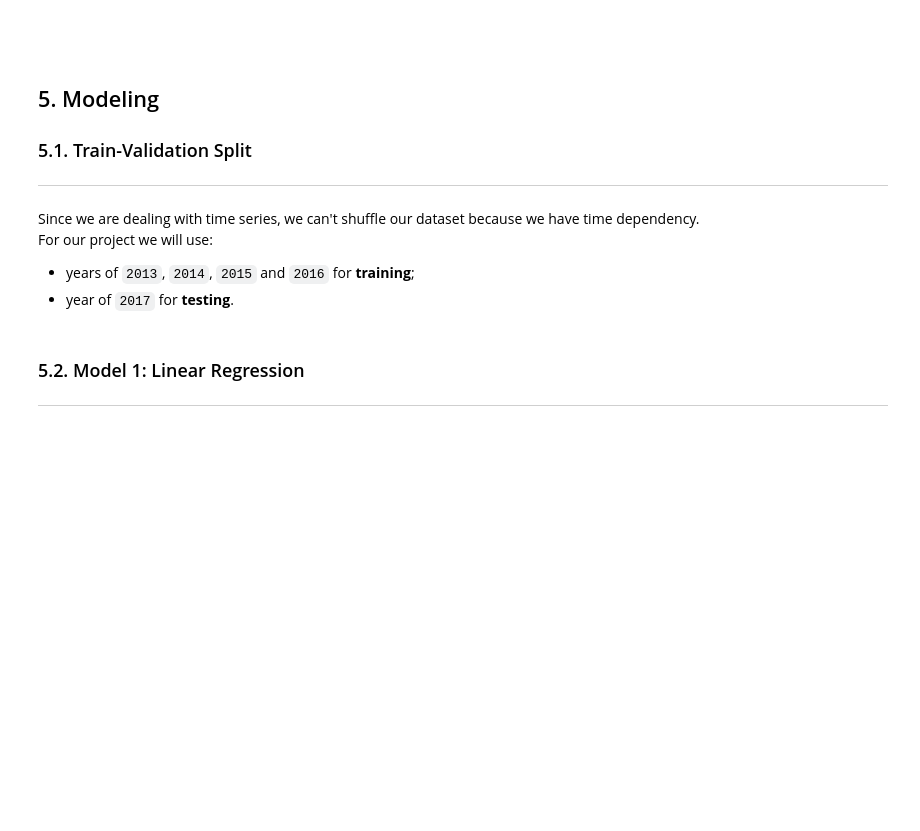
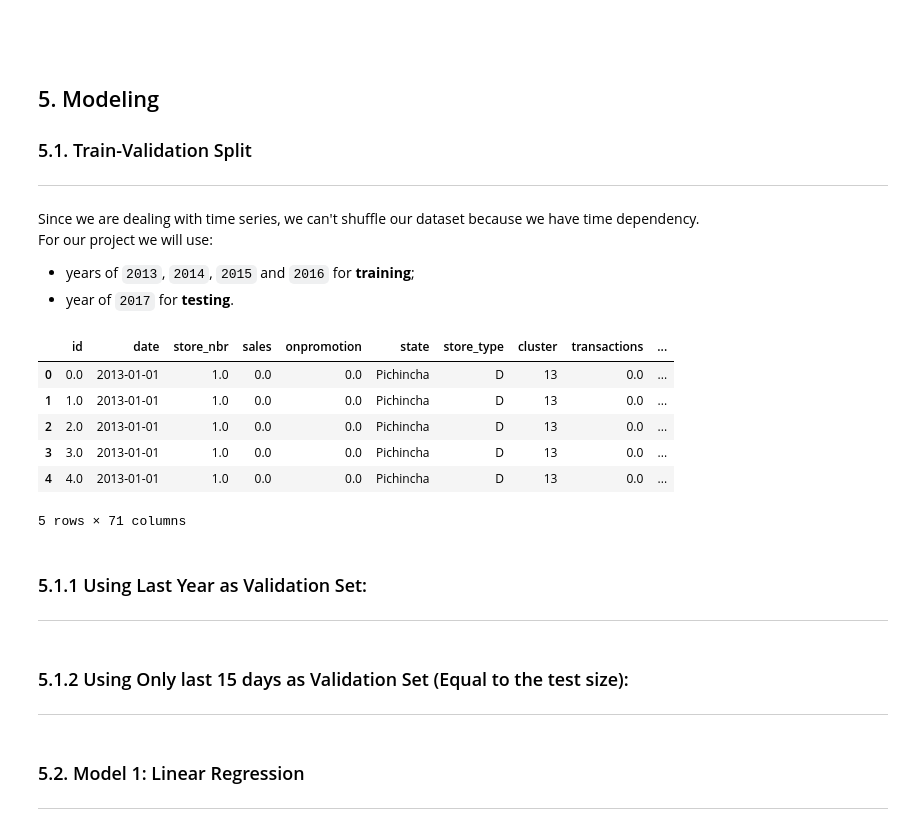
Before and after one commit to edmar-bevilaqua/store-sales-tsf-kaggle-competition, a Jupyter notebook: store-sales-tsf.ipynb, the cells around one changed output. Drawn from its saved outputs; the diff is of its cells as text; code cells hidden in the pictures; blank space fills up the shorter version.

Commit message:
Update store-sales-tsf.ipynb
new approach: use only the last 15 days as validations set

```diff
--- a/store-sales-tsf.ipynb
+++ b/store-sales-tsf.ipynb
@@ -1528 +1516,20 @@ categorical_features
+# %%
+def create_one_hot(df, cat_features):
+    encoder = OneHotEncoder()
+    one_hot_encoded_data = encoder.fit_transform(df[cat_features])
+
+    # Create column names for the one-hot encoded data
+    column_names = encoder.get_feature_names_out(cat_features)
+
+    # Convert the one-hot encoded data to a DataFrame
+    merged_encoded = pd.DataFrame(one_hot_encoded_data.toarray(), columns=column_names)
+
+    # Concatenate the original dataframe with the one-hot encoded data
+    merged_encoded = pd.concat([df, merged_encoded], axis=1)
+
+    # Drop the original categorical columns
+    merged_encoded.drop(cat_features, axis=1, inplace=True)
+
+    # Return the encoded DataFrame
+    return merged_encoded
 # %%
@@ -1566,6 +1577,27 @@ Since we are dealing with time series, we can't shuffle our dataset because we h
 For our project we will use:
 *   years of `2013`, `2014`, `2015` and `2016` for **training**;
 *   year of `2017` for **testing**.
+# %%
+# lag features
+test = merged.copy()
+
+for lag in [1, 7, 14, 21, 28]:
+    test[f'lag_{lag}'] = test.groupby(['store_nbr', 'family'])['sales'].shift(lag)
+
+test = create_one_hot(test, ["family", "city"])
+
+test.head()
+# %% [output]
+|  | id | date | store_nbr | sales | onpromotion | state | store_type | cluster | transactions | ... |
+| 0 | 0.0 | 2013-01-01 | 1.0 | 0.0 | 0.0 | Pichincha | D | 13 | 0.0 | ... |
+| 1 | 1.0 | 2013-01-01 | 1.0 | 0.0 | 0.0 | Pichincha | D | 13 | 0.0 | ... |
+| 2 | 2.0 | 2013-01-01 | 1.0 | 0.0 | 0.0 | Pichincha | D | 13 | 0.0 | ... |
+| 3 | 3.0 | 2013-01-01 | 1.0 | 0.0 | 0.0 | Pichincha | D | 13 | 0.0 | ... |
+| 4 | 4.0 | 2013-01-01 | 1.0 | 0.0 | 0.0 | Pichincha | D | 13 | 0.0 | ... |
+5 rows × 71 columns
+# %% [markdown]
+### 5.1.1 Using Last Year as Validation Set:
+---
 # %%
 # Split merged_encoded in train and validation
 train_set = merged_encoded.loc[merged_encoded['year'].isin([2013, 2014, 2015, 2016])]
@@ -1578,3 +1610,6 @@ y_train = train_set['sales']
 # Separate X, y for validation
 X_val = val_set.drop('sales', axis=1)
 y_val = val_set['sales']
+# %% [markdown]
+### 5.1.2 Using Only last 15 days as Validation Set (Equal to the test size):
+---
```
Also changed, not shown: parts of 11 cells of this notebook.
